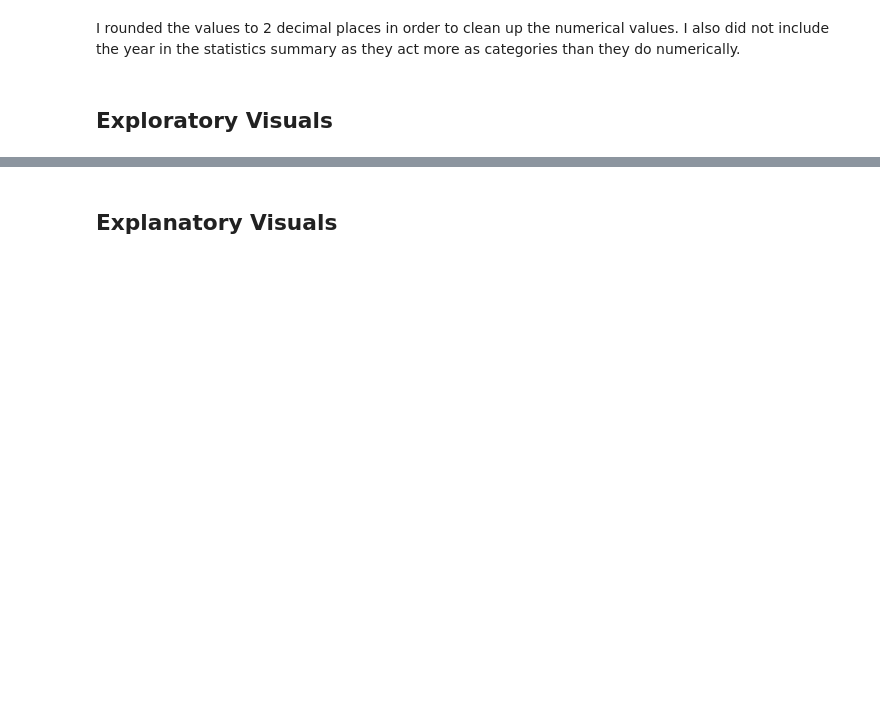
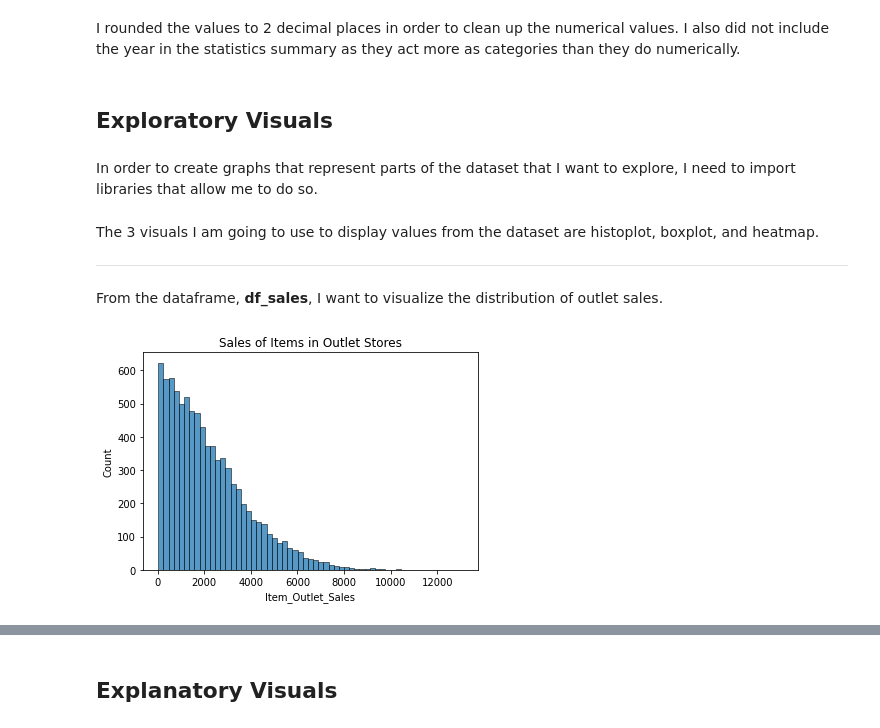
Before and after one commit to joshlensing/Food-Sales-Predictions, a Jupyter notebook: Project_1.ipynb, the cells around one changed output, grey strips where cells are left out. Drawn from its saved outputs; the diff is of its cells as text; code cells hidden in the pictures; blank space fills up the shorter version.

```diff
--- a/Project_1.ipynb
+++ b/Project_1.ipynb
@@ -304,3 +304,5 @@ df_sales[{'Item_Weight', 'Item_MRP', 'Item_Outlet_Sales'}].describe().round(2)
 I rounded the values to 2 decimal places in order to clean up the numerical values. I also did not include the year in the statistics summary as they act more as categories than they do numerically.
 # %% [markdown]
 ## Exploratory Visuals
+# %% [markdown]
+In order to create graphs that represent parts of the dataset that I want to explore, I need to import libraries that allow me to do so.
@@ -306,0 +314,12 @@ I rounded the values to 2 decimal places in order to clean up the numerical valu
+# %% [markdown]
+The 3 visuals I am going to use to display values from the dataset are histoplot, boxplot, and heatmap.
+
+___
+
+From the dataframe, **df_sales**, I want to visualize the distribution of  outlet sales.
+# %%
+ax = sns.histplot(data=df_sales, x='Item_Outlet_Sales')
+
+ax.set(title='Sales of Items in Outlet Stores');
+# %% [output]
+[figure, added]
```
Also changed, not shown: parts of 13 cells of this notebook.
